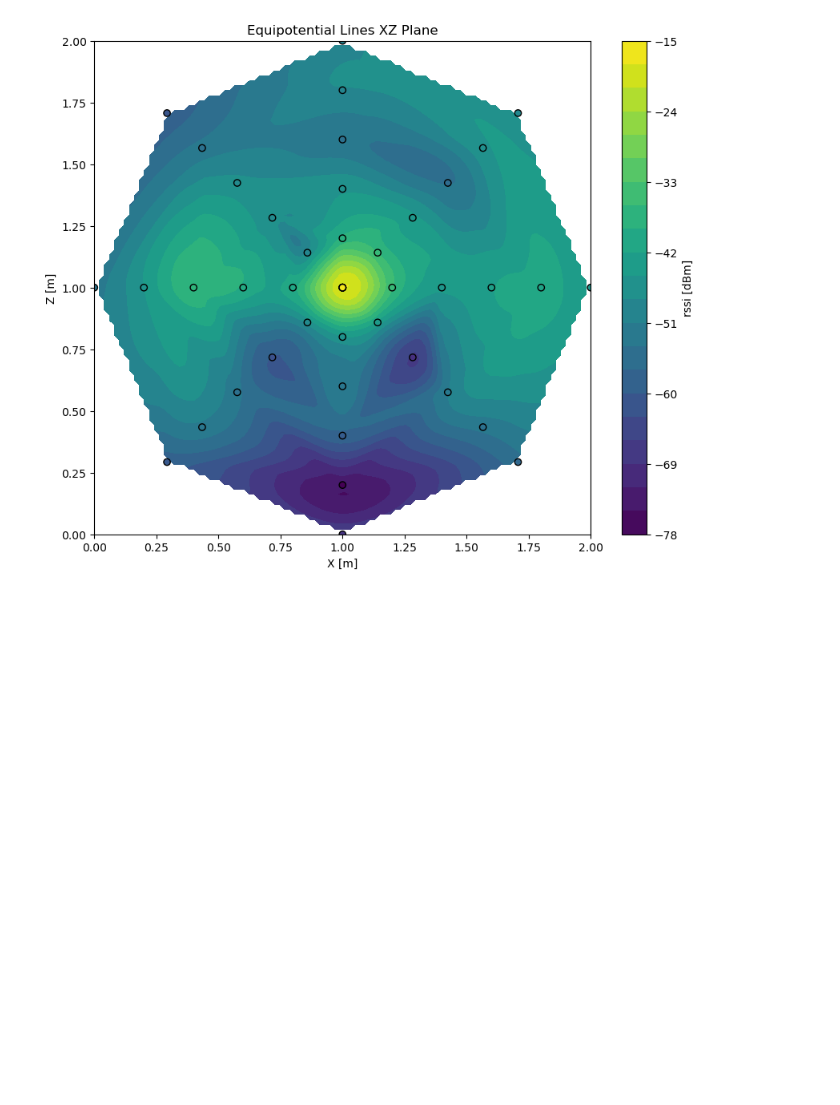
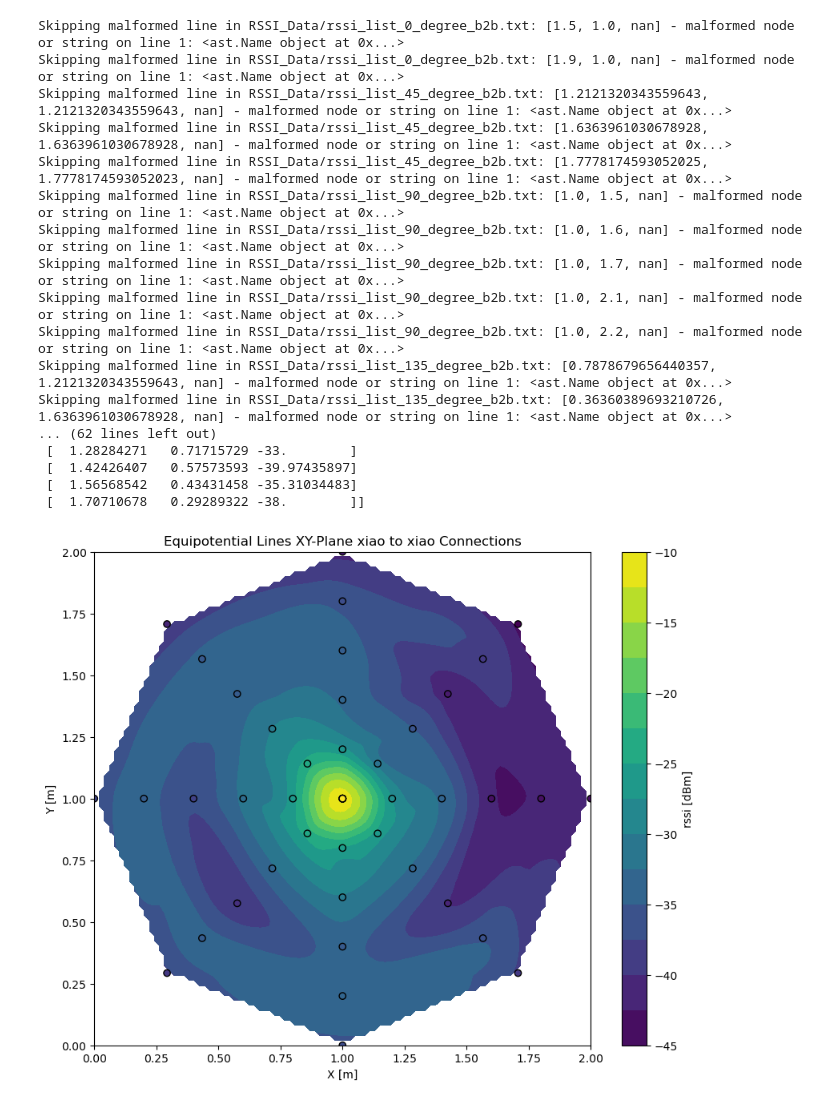
Before and after one commit to MamNi94/SemesterProject, a Jupyter notebook: BLE_project_Visualize_Rssi_Data.ipynb, the cells around one changed output. Drawn from its saved outputs; the diff is of its cells as text; code cells hidden in the pictures; blank space fills up the shorter version.

```diff
--- a/BLE_project_Visualize_Rssi_Data.ipynb
+++ b/BLE_project_Visualize_Rssi_Data.ipynb
@@ -140,26 +233,46 @@ Skipping malformed line in RSSI_Data/rssi_list_135_degree_xz.txt: [0.50502525316
 # %%
+angles_b2b = [0,45,90,135,180, 225,270,315]  # Add more angles if needed
+path_b2b = 'degree_b2b'
 
-# Extract x, y, and k values
-x = points[:, 0]
-z = points[:, 1]
-k = points[:, 2]
+points_b2b = load_data(angles_b2b, path_b2b)
+
+x = points_b2b[:, 0]
+y = points_b2b[:, 1]
+k = points_b2b[:, 2]
 
 # Create grid values first
 xi = np.linspace(min(x), max(x), 100)
-zi = np.linspace(min(z), max(z), 100)
-xi, zi = np.meshgrid(xi, yi)
+yi = np.linspace(min(y), max(y), 100)
+xi, yi = np.meshgrid(xi, yi)
 
 # Interpolate the data
-rssi = griddata((x, z), k, (xi, zi), method='cubic')
+zi = griddata((x, y), k, (xi, yi), method='cubic')
 
 # Plot the data
 plt.figure(figsize=(10, 8))
-cp = plt.contourf(xi, zi, rssi, 20, cmap='viridis')  # Adjust the number of levels
-plt.colorbar(cp ,label= 'rssi [dBm]')  # Add a color bar which maps values to colors
-plt.scatter(x, z, c=k, edgecolors='k',cmap='viridis')  # Add scatter plot for original data points
-plt.title('Equipotential Lines XZ Plane')
+cp = plt.contourf(xi, yi, zi, 15, cmap='viridis')  # Adjust the number of levels
+plt.colorbar(cp, label = 'rssi [dBm]')  # Add a color bar which maps values to colors
+plt.scatter(x, y, c=k, edgecolors='k',cmap='viridis')  # Add scatter plot for original data points
+plt.title('Equipotential Lines XY-Plane xiao to xiao Connections')
 plt.xlabel('X [m]')
-plt.ylabel('Z [m]')
+plt.ylabel('Y [m]')
 plt.show()
 # %% [output]
+Skipping malformed line in RSSI_Data/rssi_list_0_degree_b2b.txt: [1.5, 1.0, nan] - malformed node or string on line 1: <ast.Name object at 0x...>
+Skipping malformed line in RSSI_Data/rssi_list_0_degree_b2b.txt: [1.9, 1.0, nan] - malformed node or string on line 1: <ast.Name object at 0x...>
+Skipping malformed line in RSSI_Data/rssi_list_45_degree_b2b.txt: [1.2121320343559643, 1.2121320343559643, nan] - malformed node or string on line 1: <ast.Name object at 0x...>
+Skipping malformed line in RSSI_Data/rssi_list_45_degree_b2b.txt: [1.6363961030678928, 1.6363961030678928, nan] - malformed node or string on line 1: <ast.Name object at 0x...>
+Skipping malformed line in RSSI_Data/rssi_list_45_degree_b2b.txt: [1.7778174593052025, 1.7778174593052023, nan] - malformed node or string on line 1: <ast.Name object at 0x...>
+Skipping malformed line in RSSI_Data/rssi_list_90_degree_b2b.txt: [1.0, 1.5, nan] - malformed node or string on line 1: <ast.Name object at 0x...>
+Skipping malformed line in RSSI_Data/rssi_list_90_degree_b2b.txt: [1.0, 1.6, nan] - malformed node or string on line 1: <ast.Name object at 0x...>
+Skipping malformed line in RSSI_Data/rssi_list_90_degree_b2b.txt: [1.0, 1.7, nan] - malformed node or string on line 1: <ast.Name object at 0x...>
+Skipping malformed line in RSSI_Data/rssi_list_90_degree_b2b.txt: [1.0, 2.1, nan] - malformed node or string on line 1: <ast.Name object at 0x...>
+Skipping malformed line in RSSI_Data/rssi_list_90_degree_b2b.txt: [1.0, 2.2, nan] - malformed node or string on line 1: <ast.Name object at 0x...>
+Skipping malformed line in RSSI_Data/rssi_list_135_degree_b2b.txt: [0.7878679656440357, 1.2121320343559643, nan] - malformed node or string on line 1: <ast.Name object at 0x...>
+Skipping malformed line in RSSI_Data/rssi_list_135_degree_b2b.txt: [0.36360389693210726, 1.6363961030678928, nan] - malformed node or string on line 1: <ast.Name object at 0x...>
+... (62 lines left out)
+ [  1.28284271   0.71715729 -33.        ]
+ [  1.42426407   0.57573593 -39.97435897]
+ [  1.56568542   0.43431458 -35.31034483]
+ [  1.70710678   0.29289322 -38.        ]]
-[figure, old version]
+[figure, new version]
```
Also changed, not shown: parts of 11 cells of this notebook.
